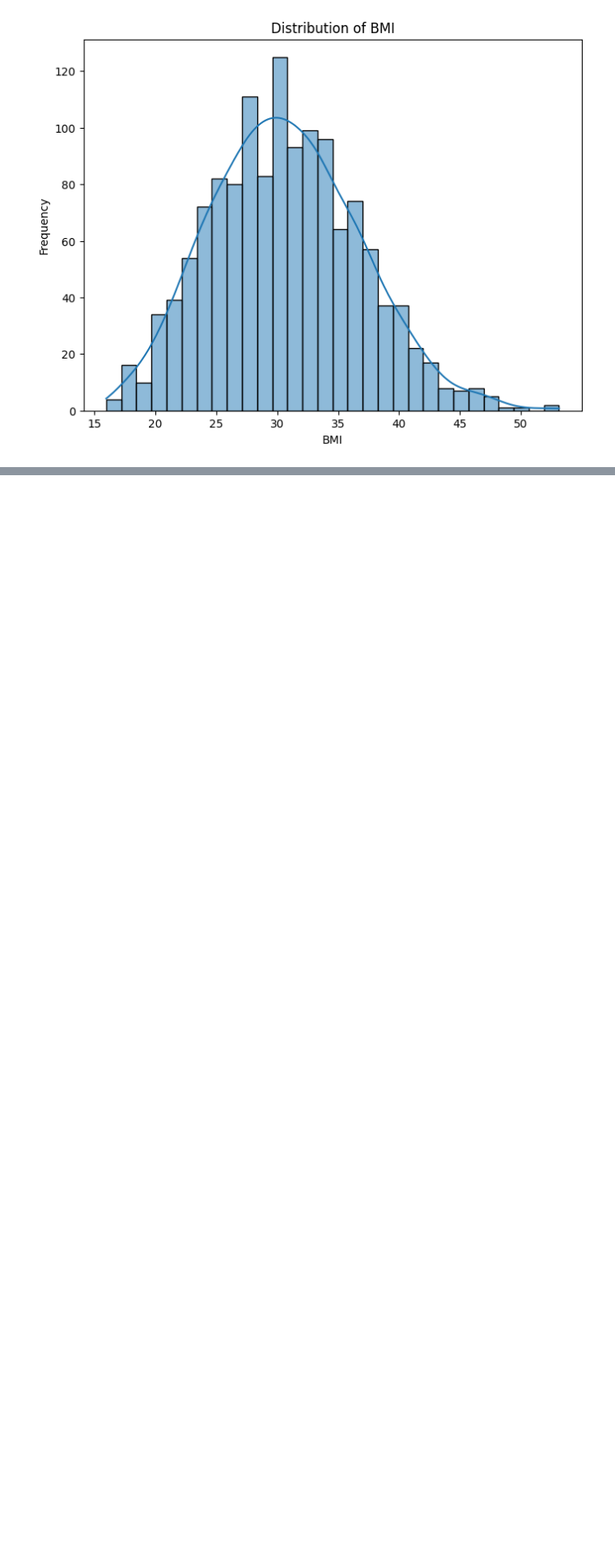
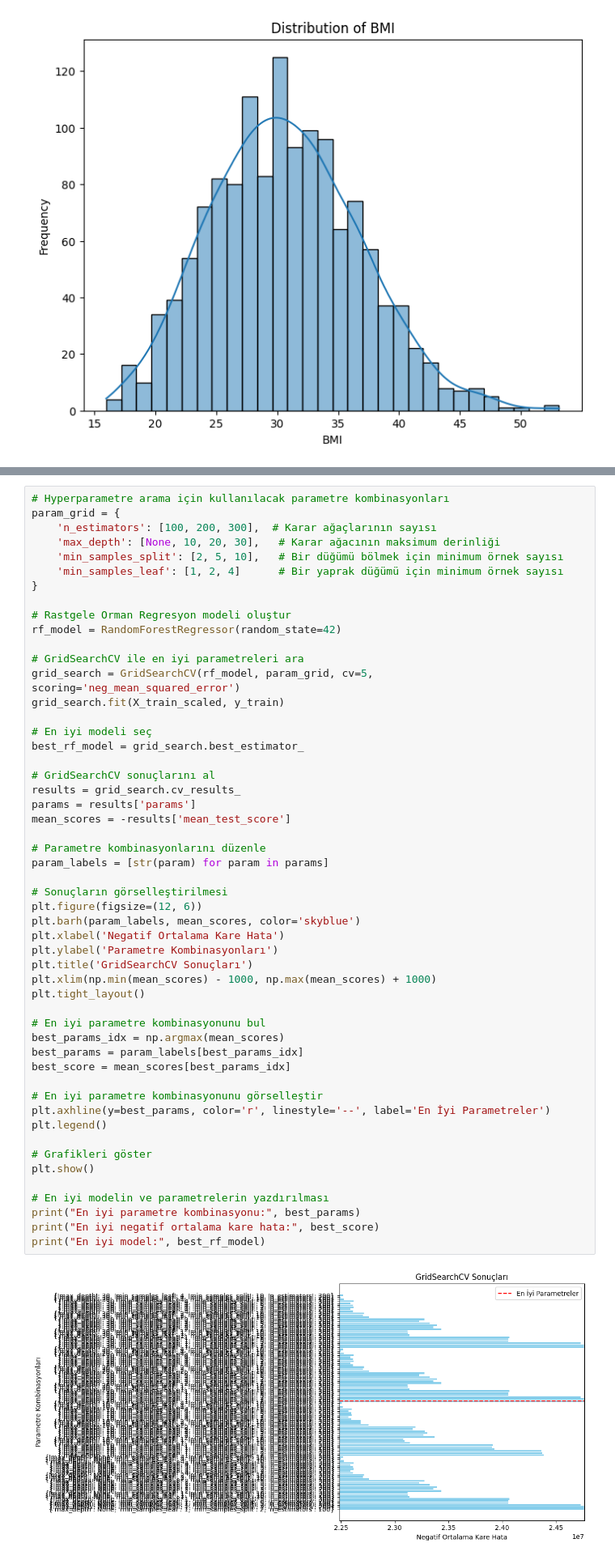
Before and after one commit to brkbyrktr/Medical_Cost_Analysis, a Jupyter notebook: Medical_Cost_Analysis.ipynb, the cells around one changed output, grey strips where cells are left out. Shown: that part at 81% size. Drawn from its saved outputs; the diff is of its cells as text; blank space fills up the shorter version.

```diff
--- a/Medical_Cost_Analysis.ipynb
+++ b/Medical_Cost_Analysis.ipynb
@@ -98,0 +88,54 @@ Mean Absolute Error: 2478.7782954193353
+# %%
+# Hyperparametre arama için kullanılacak parametre kombinasyonları
+param_grid = {
+    'n_estimators': [100, 200, 300],  # Karar ağaçlarının sayısı
+    'max_depth': [None, 10, 20, 30],   # Karar ağacının maksimum derinliği
+    'min_samples_split': [2, 5, 10],   # Bir düğümü bölmek için minimum örnek sayısı
+    'min_samples_leaf': [1, 2, 4]      # Bir yaprak düğümü için minimum örnek sayısı
+}
+
+# Rastgele Orman Regresyon modeli oluştur
+rf_model = RandomForestRegressor(random_state=42)
+
+# GridSearchCV ile en iyi parametreleri ara
+grid_search = GridSearchCV(rf_model, param_grid, cv=5, scoring='neg_mean_squared_error')
+grid_search.fit(X_train_scaled, y_train)
+
+# En iyi modeli seç
+best_rf_model = grid_search.best_estimator_
+
+# GridSearchCV sonuçlarını al
+results = grid_search.cv_results_
+params = results['params']
+mean_scores = -results['mean_test_score']
+
+# Parametre kombinasyonlarını düzenle
+param_labels = [str(param) for param in params]
+
+# Sonuçların görselleştirilmesi
+plt.figure(figsize=(12, 6))
+plt.barh(param_labels, mean_scores, color='skyblue')
+plt.xlabel('Negatif Ortalama Kare Hata')
+plt.ylabel('Parametre Kombinasyonları')
+plt.title('GridSearchCV Sonuçları')
+plt.xlim(np.min(mean_scores) - 1000, np.max(mean_scores) + 1000)
+plt.tight_layout()
+
+# En iyi parametre kombinasyonunu bul
+best_params_idx = np.argmax(mean_scores)
+best_params = param_labels[best_params_idx]
+best_score = mean_scores[best_params_idx]
+
+# En iyi parametre kombinasyonunu görselleştir
+plt.axhline(y=best_params, color='r', linestyle='--', label='En İyi Parametreler')
+plt.legend()
+
+# Grafikleri göster
+plt.show()
+
+# En iyi modelin ve parametrelerin yazdırılması
+print("En iyi parametre kombinasyonu:", best_params)
+print("En iyi negatif ortalama kare hata:", best_score)
+print("En iyi model:", best_rf_model)
+# %% [output]
+[figure, added]
```
Also changed, not shown: parts of 7 cells of this notebook.
